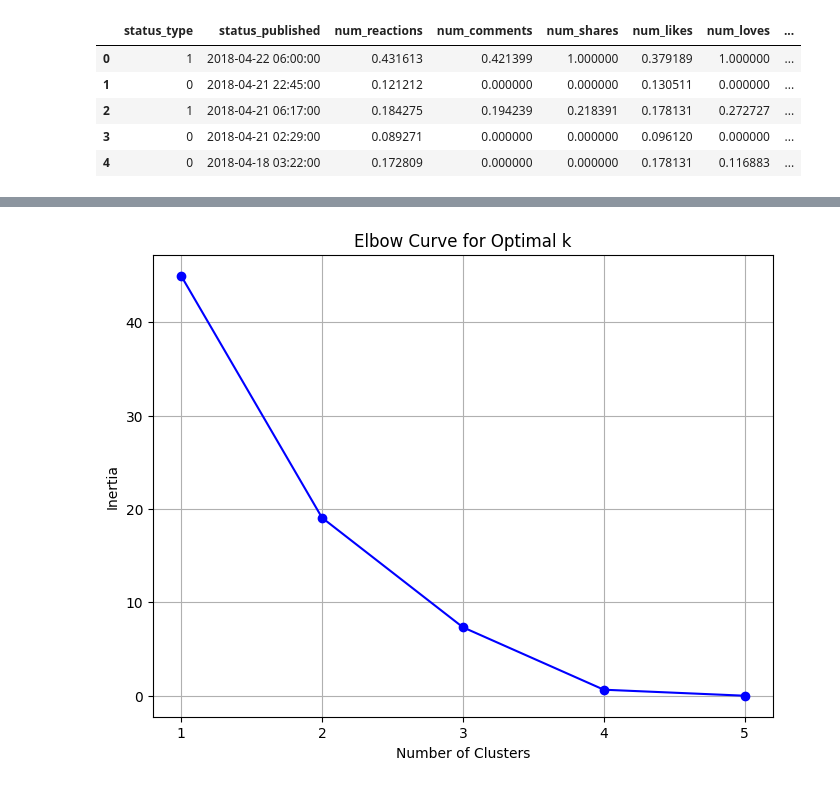
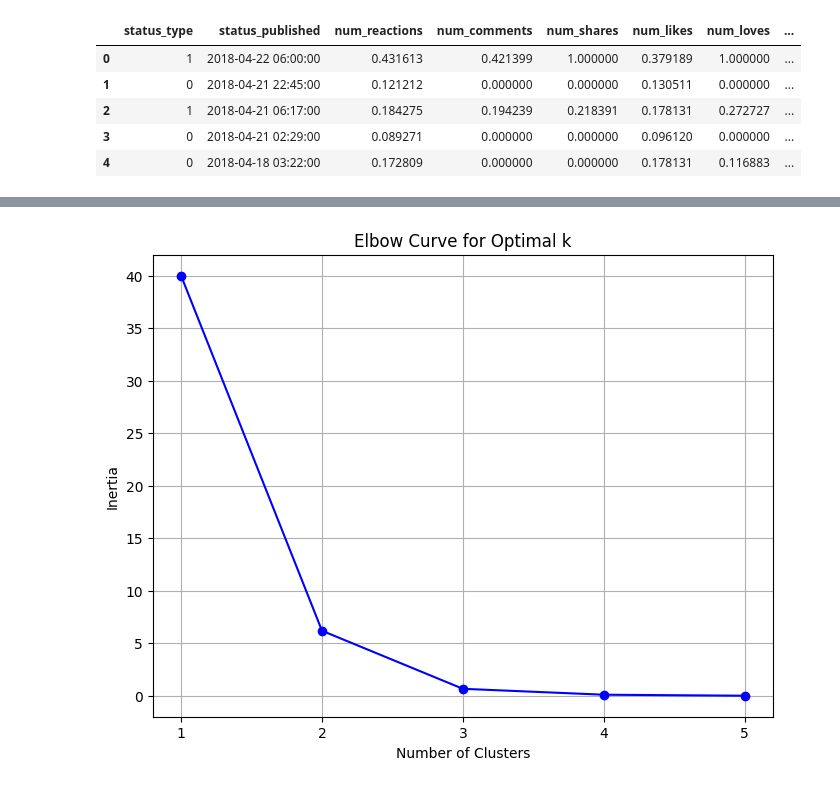
Before and after one commit to kent-debug/unsupervised-learning, a Jupyter notebook: social_media.ipynb, the cells around one changed output, grey strips where cells are left out. Drawn from its saved outputs; the diff is of its cells as text; code cells hidden in the pictures.

```diff
--- a/social_media.ipynb
+++ b/social_media.ipynb
@@ -381,10 +381,10 @@ room3_continuous = ['num_reactions', 'num_comments', 'num_shares', 'num_likes',
 room3 = pd.DataFrame(room3)
 
 # Convert datetime to numerical representation
-room3['hour_of_day'] = pd.to_datetime(room3['status_published']).dt.hour
+#room3['hour_of_day'] = pd.to_datetime(room3['status_published']).dt.hour
 
 # Select features for clustering (continuous variables + 'hour_of_day')
-X = room3[room3_continuous + ['hour_of_day']]
+X = room3[room3_continuous]
 
 # Standardize numerical features
 scaler = StandardScaler()
@@ -431,10 +431,10 @@ data = room3
 room3 = pd.DataFrame(data)
 
 # Convert datetime to numerical representation
-room3['hour_of_day'] = pd.to_datetime(room3['status_published']).dt.hour
+#room3['hour_of_day'] = pd.to_datetime(room3['status_published']).dt.hour
 
 # Select features for clustering (continuous variables + 'hour_of_day')
-X = room3[room3_continuous + ['hour_of_day']]
+X = room3[room3_continuous]
 
 # Standardize numerical features
 scaler = StandardScaler()
@@ -452,34 +452,34 @@ for k in k_range:
     kmeans.fit(X_scaled)
     inertia.append(kmeans.inertia_)
 
 # Plot the elbow curve
 plt.figure(figsize=(8, 6))
 plt.plot(k_range, inertia, marker='o', linestyle='-', color='b')
 plt.xlabel('Number of Clusters')
 plt.ylabel('Inertia')
 plt.title('Elbow Curve for Optimal k')
 plt.xticks(k_range)
 plt.grid(True)
 plt.show()
 
 # Assuming you want to continue with the clustering analysis
 # Initialize K-means clustering model with the optimal number of clusters
 optimal_k = 3  # Adjust based on the elbow curve analysis
 kmeans = KMeans(n_clusters=optimal_k, random_state=42)
 kmeans.fit(X_scaled)
 
 # Get cluster labels and add them to the original DataFrame
 cluster_labels = kmeans.labels_
 room3['cluster'] = cluster_labels
 
 # Explore clusters
 cluster_centers = scaler.inverse_transform(kmeans.cluster_centers_)  # Centroids of clusters in original scale
 cluster_counts = room3['cluster'].value_counts()  # Number of instances in each cluster
 
 # Analyze and interpret results based on cluster characteristics
 print(room3[['status_type', 'status_published', 'cluster']])
 # %% [output]
-[figure, old version]
+[figure, new version]
    status_type    status_published  cluster
 0            1 2018-04-22 06:00:00        1
 1            0 2018-04-21 22:45:00        0
```
Also changed, not shown: parts of 4 cells of this notebook.
